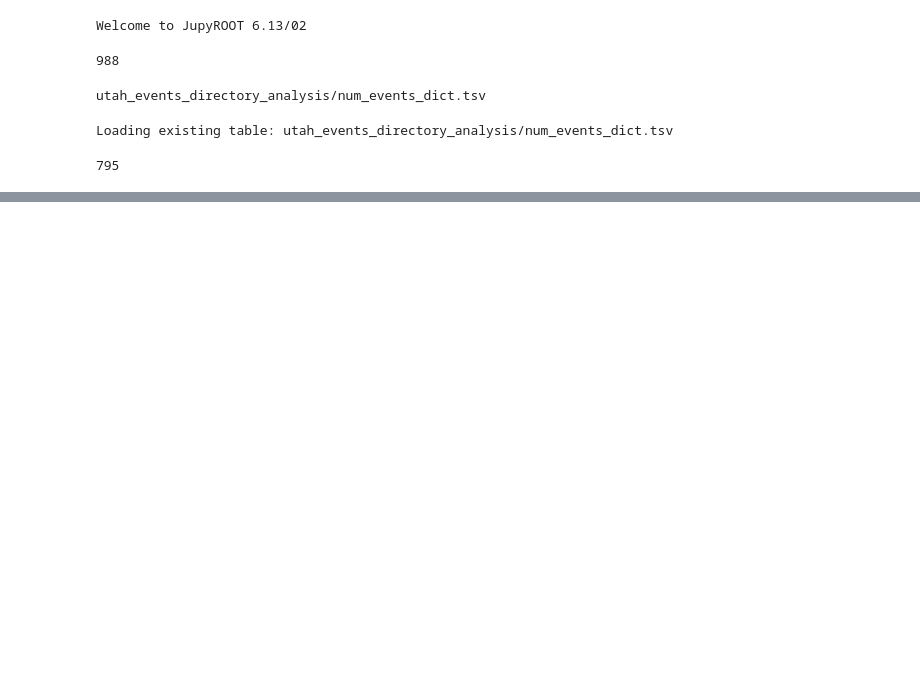
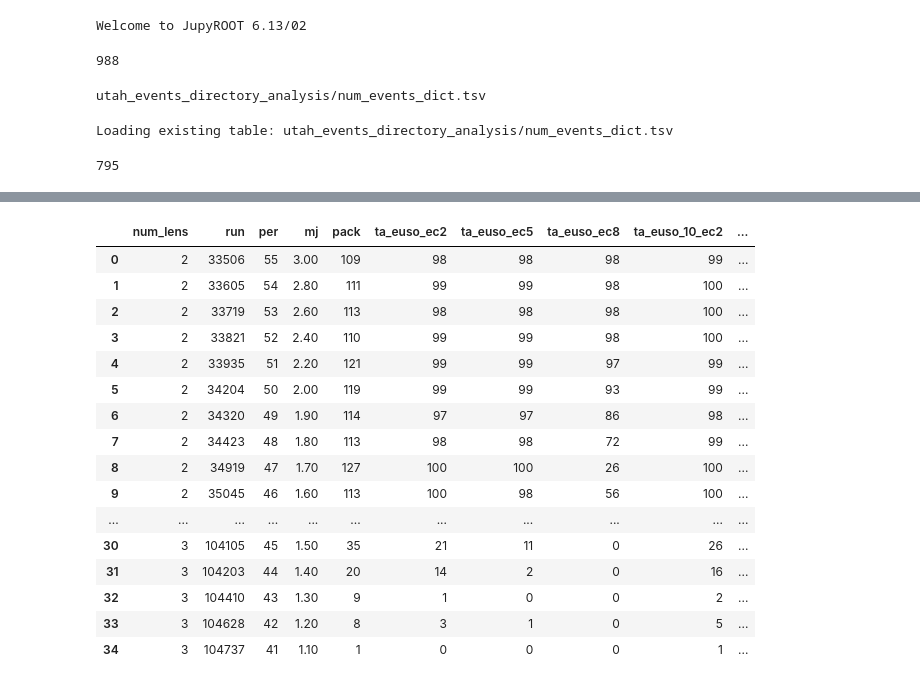
Before and after one commit to vrabelmichal/euso-patt-reco-notebooks, a Jupyter notebook: notebooks/utah_events_directory_analysis.ipynb, the cells around one changed output, grey strips where cells are left out. Cells and saved outputs as stored; diff of their text form; code cells hidden in the pictures; blank space fills up the shorter version.

```diff
--- a/notebooks/utah_events_directory_analysis.ipynb
+++ b/notebooks/utah_events_directory_analysis.ipynb
@@ -267,21 +273,3 @@ print_dicts_recursively(num_events_by_dirname_by_suffix_dict_compacted, original
         300916/trigger_tests/allpackets-SPBEUSO-ACQUISITION-20160930-035951-001.001--100mV.root                                 3584
 # %%
 eusospb_analisi_pathname = os.path.join(data_snippets_dir, 'eusospb-analisi.turin.txt')
-# %%
-eusospb_analisi_2_lens__runs = []
-eusospb_analisi_3_lens__runs = []
-
-with open(eusospb_analisi_pathname, 'r') as f:
-    cur_list = None
-    for l in f:
-        m_lens = re.search(r'(\d) lens config', l)
-        if m_lens:
-            if int(m_lens.group(1)) == 2:
-                cur_list = eusospb_analisi_2_lens__runs
-            else:
-                cur_list = eusospb_analisi_3_lens__runs
-
-        else:
-            m_run_num = re.search(r'^(\d+) +', l)
-            if m_run_num:
-                cur_list.append(m_run_num.group(1))
@@ -287,0 +363,24 @@ with open(eusospb_analisi_pathname, 'r') as f:
+# %%
+eusospb_analisi_df = \
+    pd.DataFrame(list(zip(eusospb_analisi_table_num_lens_column_data, *eusospb_analisi_table_column_data)),
+                 columns=['num_lens'] + eusospb_analisi_table_column_names)
+# %%
+eusospb_analisi_df
+# %% [output]
+|  | num_lens | run | per | mj | pack | ta_euso_ec2 | ta_euso_ec5 | ta_euso_ec8 | ta_euso_10_ec2 | ... |
+| 0 | 2 | 33506 | 55 | 3.00 | 109 | 98 | 98 | 98 | 99 | ... |
+| 1 | 2 | 33605 | 54 | 2.80 | 111 | 99 | 99 | 98 | 100 | ... |
+| 2 | 2 | 33719 | 53 | 2.60 | 113 | 98 | 98 | 98 | 100 | ... |
+| 3 | 2 | 33821 | 52 | 2.40 | 110 | 99 | 99 | 98 | 100 | ... |
+| 4 | 2 | 33935 | 51 | 2.20 | 121 | 99 | 99 | 97 | 99 | ... |
+| 5 | 2 | 34204 | 50 | 2.00 | 119 | 99 | 99 | 93 | 99 | ... |
+| 6 | 2 | 34320 | 49 | 1.90 | 114 | 97 | 97 | 86 | 98 | ... |
+| 7 | 2 | 34423 | 48 | 1.80 | 113 | 98 | 98 | 72 | 99 | ... |
+| 8 | 2 | 34919 | 47 | 1.70 | 127 | 100 | 100 | 26 | 100 | ... |
+| 9 | 2 | 35045 | 46 | 1.60 | 113 | 100 | 98 | 56 | 100 | ... |
+| ... | ... | ... | ... | ... | ... | ... | ... | ... | ... | ... |
+| 30 | 3 | 104105 | 45 | 1.50 | 35 | 21 | 11 | 0 | 26 | ... |
+| 31 | 3 | 104203 | 44 | 1.40 | 20 | 14 | 2 | 0 | 16 | ... |
+| 32 | 3 | 104410 | 43 | 1.30 | 9 | 1 | 0 | 0 | 2 | ... |
+| 33 | 3 | 104628 | 42 | 1.20 | 8 | 3 | 1 | 0 | 5 | ... |
+| 34 | 3 | 104737 | 41 | 1.10 | 1 | 0 | 0 | 0 | 1 | ... |
```
Also changed, not shown: parts of 15 cells of this notebook, 13 other files.
